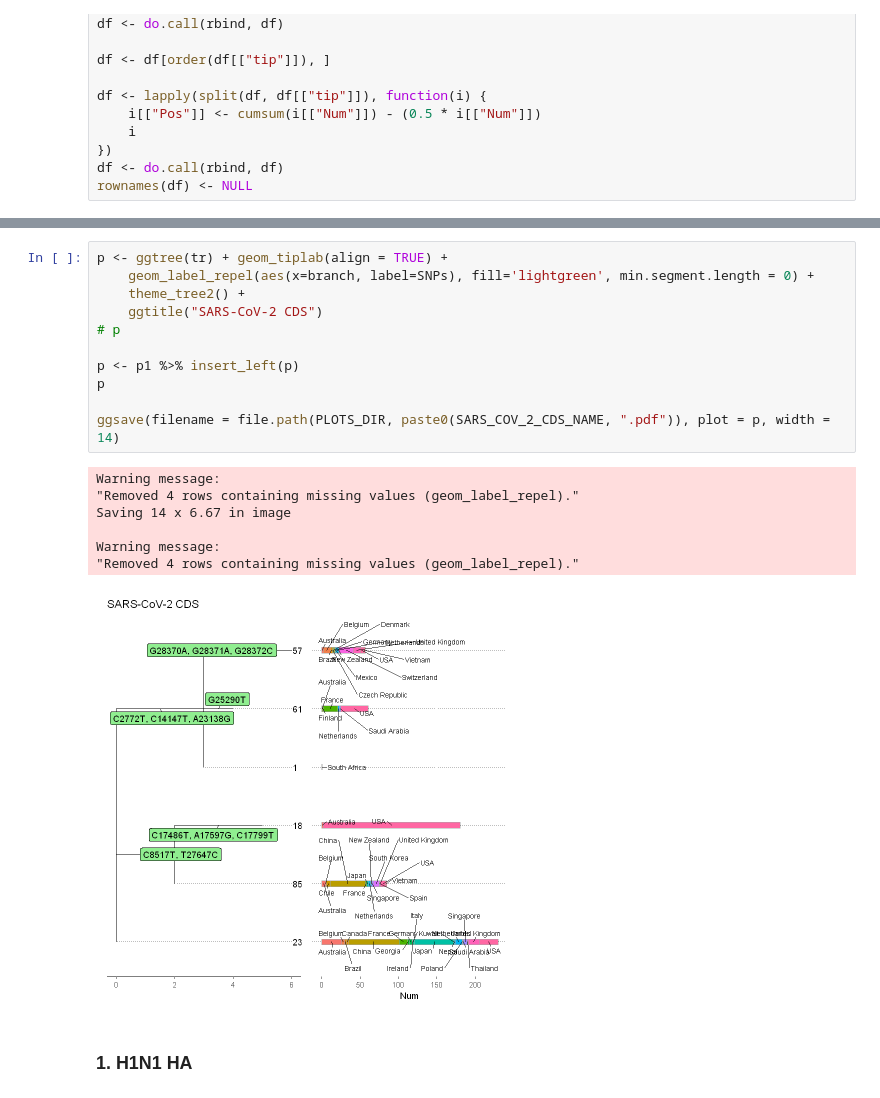
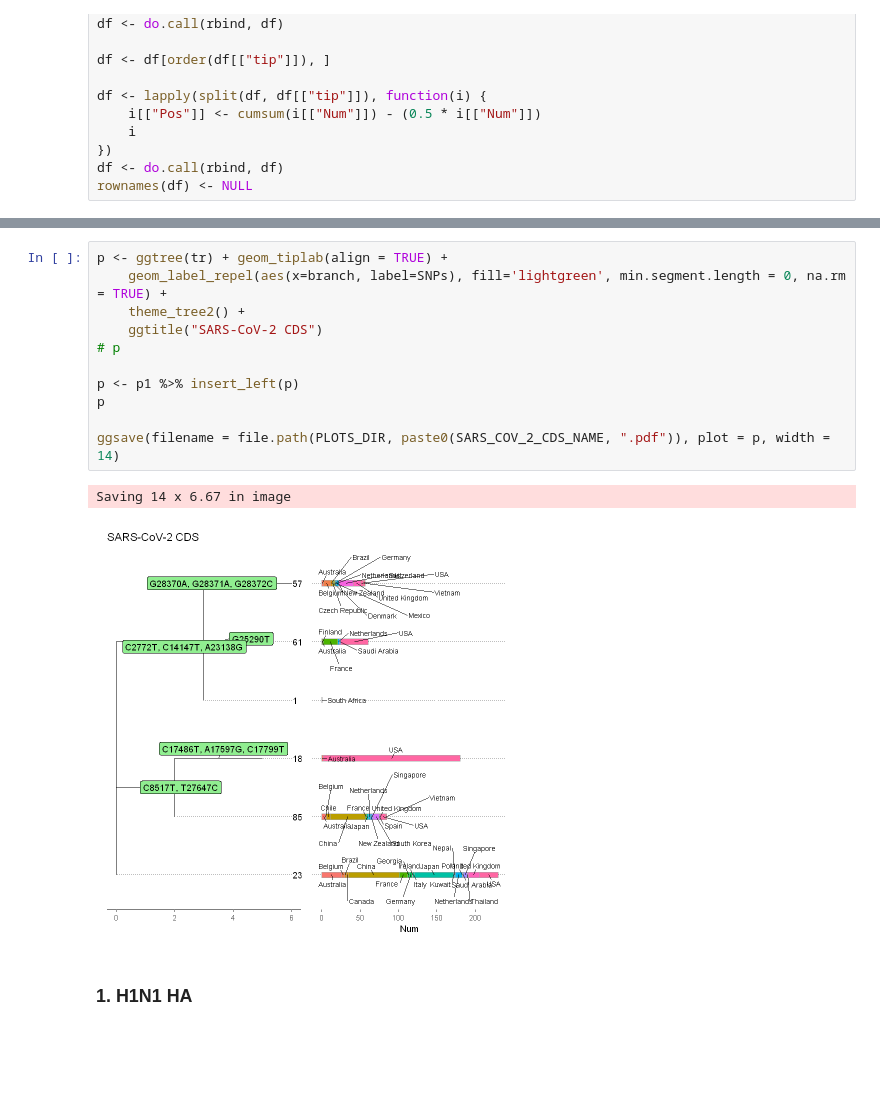
Before and after one commit to Takkoona/phyloColoring, a Jupyter notebook: 1.1_find_fixations.ipynb, the cells around one changed output, grey strips where cells are left out. Drawn from its saved outputs; the diff is of its cells as text; blank space fills up the shorter version.

```diff
--- a/1.1_find_fixations.ipynb
+++ b/1.1_find_fixations.ipynb
@@ -457,22 +448,17 @@ p1
 # %%
 p <- ggtree(tr) + geom_tiplab(align = TRUE) +
-    geom_label_repel(aes(x=branch, label=SNPs), fill='lightgreen', min.segment.length = 0) +
+    geom_label_repel(aes(x=branch, label=SNPs), fill='lightgreen', min.segment.length = 0, na.rm = TRUE) +
     theme_tree2() +
     ggtitle("SARS-CoV-2 CDS")
 # p
 
 p <- p1 %>% insert_left(p)
 p
 
 ggsave(filename = file.path(PLOTS_DIR, paste0(SARS_COV_2_CDS_NAME, ".pdf")), plot = p, width = 14)
 # %% [output]
-Warning message:
-"Removed 4 rows containing missing values (geom_label_repel)."
 Saving 14 x 6.67 in image
-
-Warning message:
-"Removed 4 rows containing missing values (geom_label_repel)."
-[figure, old version]
+[figure, new version]
 # %% [markdown]
 ### 1. H1N1 HA
 # %%
```
Also changed, not shown: parts of 19 cells of this notebook, 3 other files.
